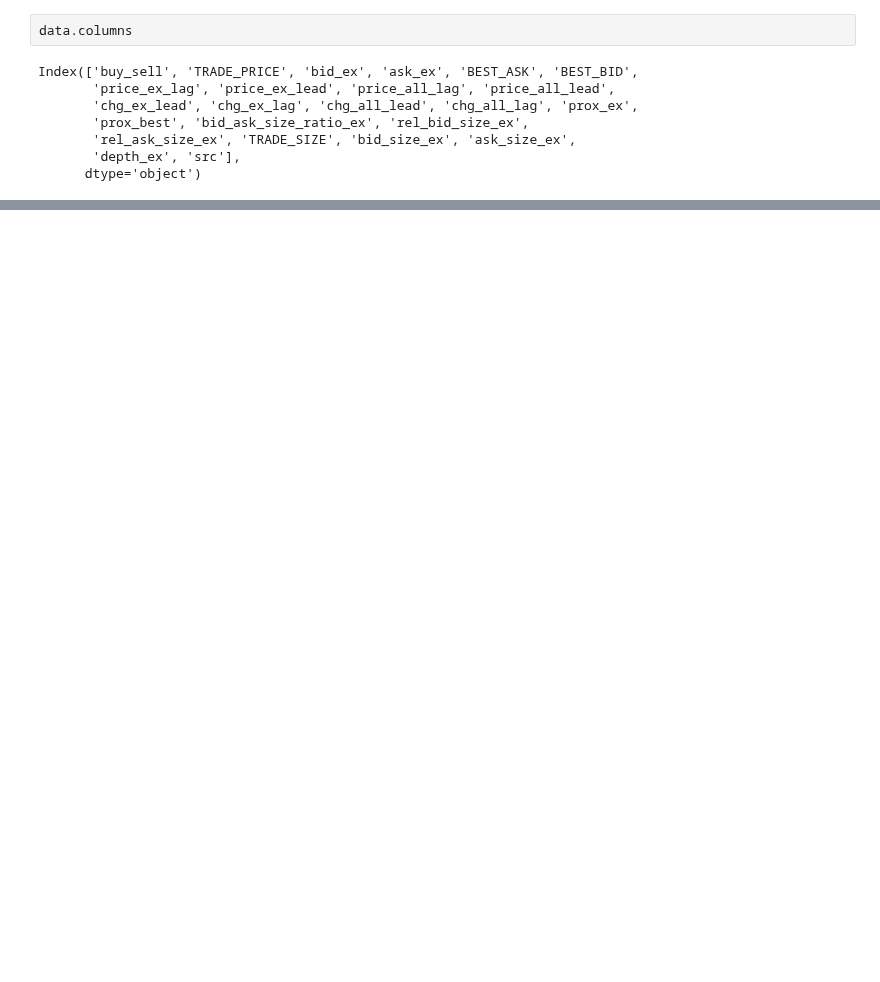
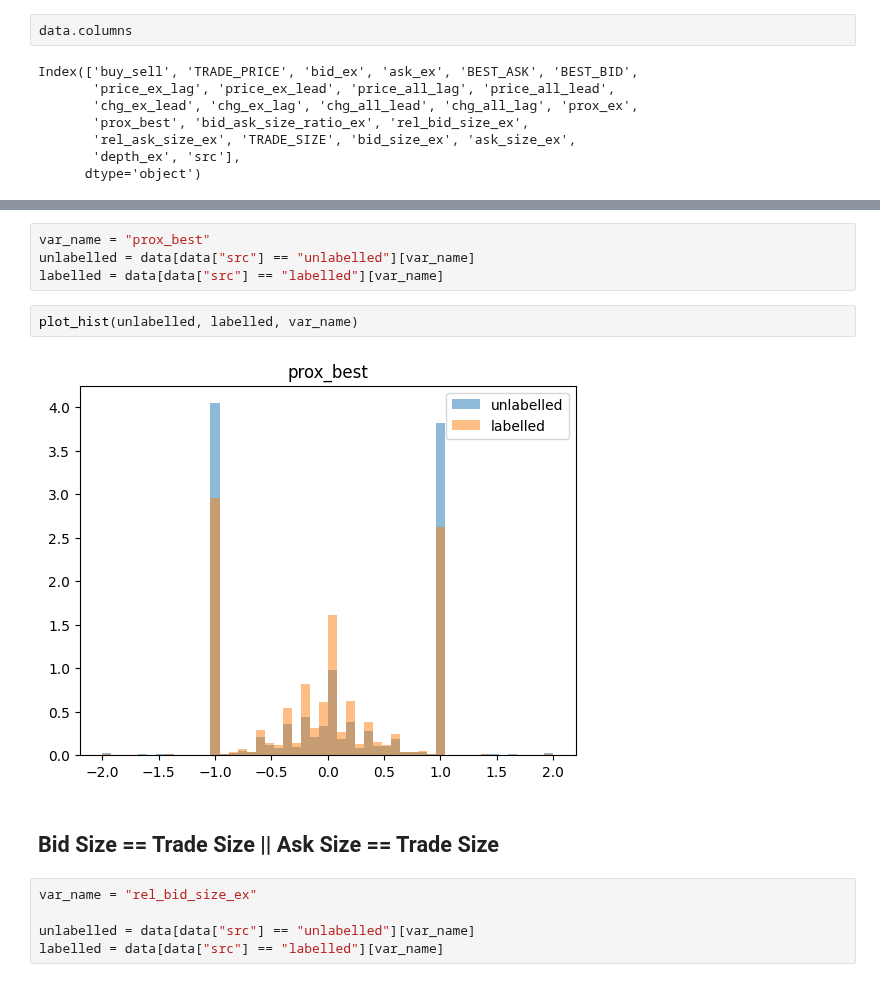
Before and after one commit to KarelZe/thesis, a Jupyter notebook: notebooks/3.0b-mb-explanatory-matched-unmatched.ipynb, the cells around one changed output, grey strips where cells are left out. Drawn from its saved outputs; the diff is of its cells as text; blank space fills up the shorter version.

```diff
--- a/notebooks/3.0b-mb-explanatory-matched-unmatched.ipynb
+++ b/notebooks/3.0b-mb-explanatory-matched-unmatched.ipynb
@@ -221,0 +265,15 @@ Median value of labelled = -0.0100
+# %%
+var_name = "prox_best"
+unlabelled = data[data["src"] == "unlabelled"][var_name]
+labelled = data[data["src"] == "labelled"][var_name]
+# %%
+plot_hist(unlabelled, labelled, var_name)
+# %% [output]
+[figure, added]
+# %% [markdown]
+## Bid Size == Trade Size || Ask Size == Trade Size
+# %%
+var_name = "rel_bid_size_ex"
+
+unlabelled = data[data["src"] == "unlabelled"][var_name]
+labelled = data[data["src"] == "labelled"][var_name]
```
Also changed, not shown: parts of 23 cells of this notebook.
